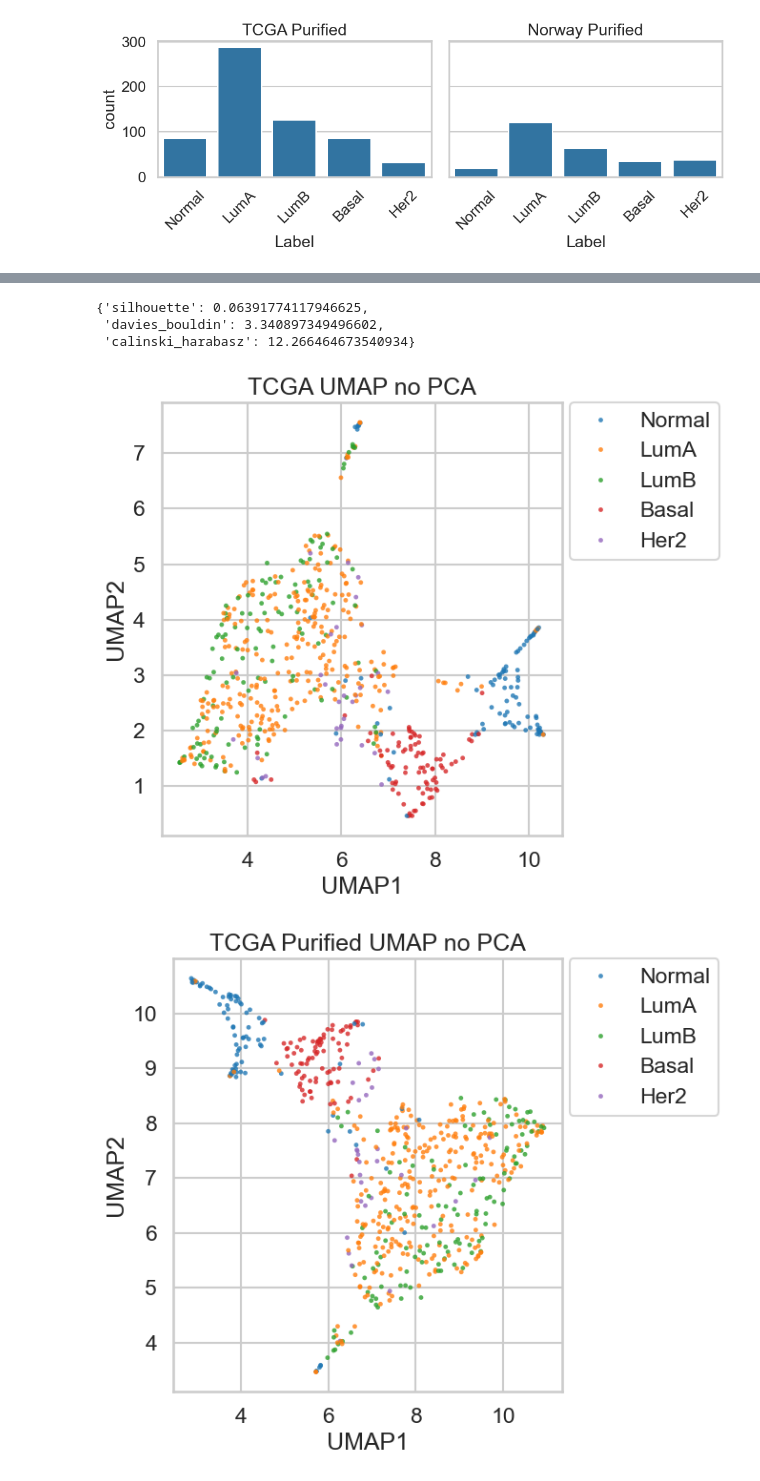
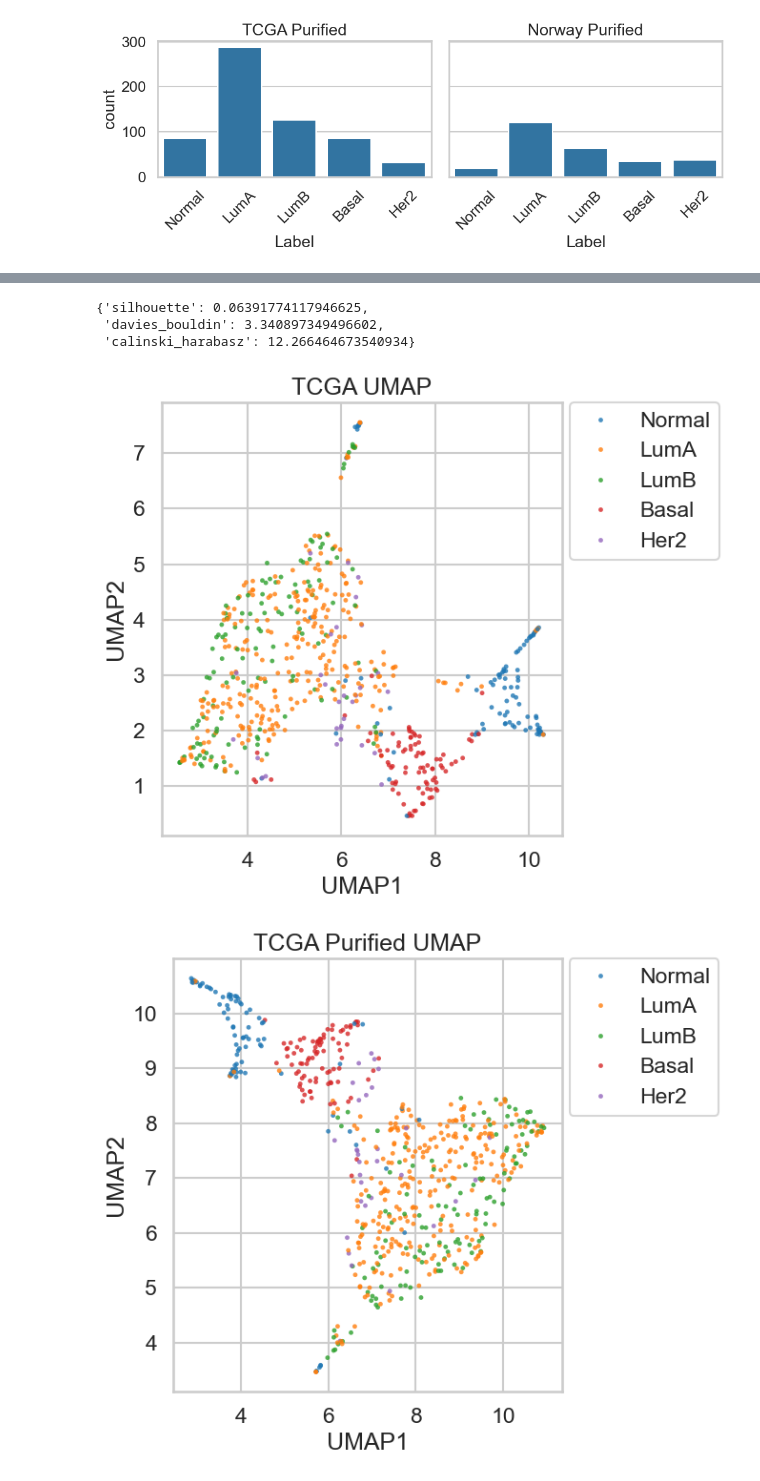
Before and after one commit to Alvinator24/BioinfoThesis, a Jupyter notebook: exploredata.ipynb, the cells around one changed output, grey strips where cells are left out. Cells and saved outputs as stored; diff of their text form; code cells hidden in the pictures.

```diff
--- a/exploredata.ipynb
+++ b/exploredata.ipynb
@@ -388,7 +404,7 @@ AVERAGE LumA/LumB Norway Purified -> sil=0.032, db=4.338, ch=7.1
 # %%
 
-getUMAP_noPCA(tcga, "TCGA UMAP no PCA", n_neighbors=15, min_dist=0.03)
-getUMAP_noPCA(tcgaP, "TCGA Purified UMAP no PCA", n_neighbors=15, min_dist=0.03)
-getUMAP_noPCA(norway, "Norway UMAP no PCA", n_neighbors=15, min_dist=0.03)
-getUMAP_noPCA(norwayP, "Norway Purified UMAP no PCA", n_neighbors=15, min_dist=0.03)
+getUMAP_noPCA(tcga, "TCGA UMAP", n_neighbors=15, min_dist=0.03)
+getUMAP_noPCA(tcgaP, "TCGA Purified UMAP", n_neighbors=15, min_dist=0.03)
+getUMAP_noPCA(norway, "Norway UMAP", n_neighbors=15, min_dist=0.03)
+getUMAP_noPCA(norwayP, "Norway Purified UMAP", n_neighbors=15, min_dist=0.03)
 # %% [output]
@@ -399,5 +415,5 @@ LumA/LumB metrics for Norway Purified UMAP no PCA: {'silhouette': 0.063917741179
 {'silhouette': 0.06391774117946625,
  'davies_bouldin': 3.340897349496602,
  'calinski_harabasz': 12.266464673540934}
-[figure, old version]
+[figure, new version]
-[figure, old version]
+[figure, new version]
```
Also changed, not shown: parts of 2 cells of this notebook, 2 other files.
